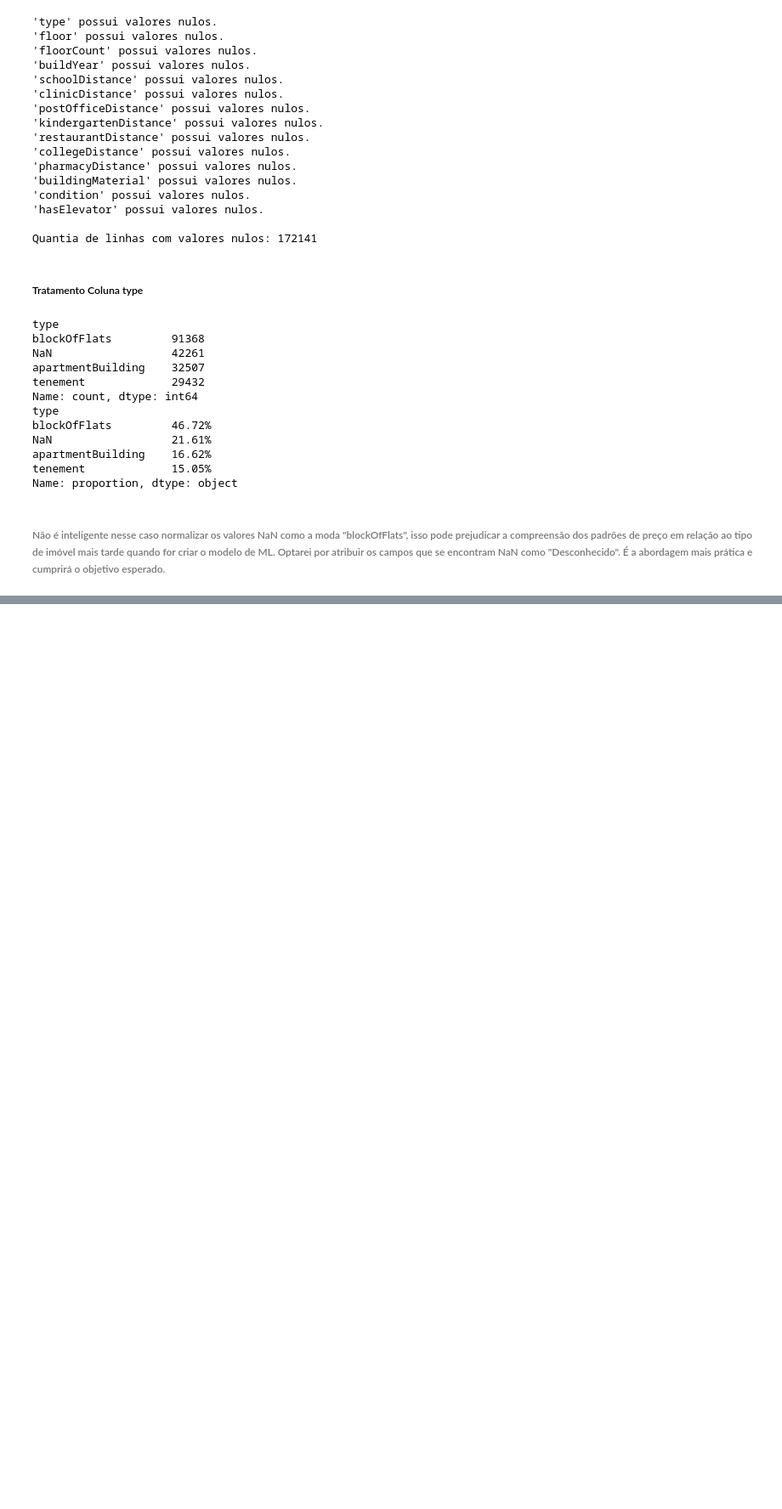
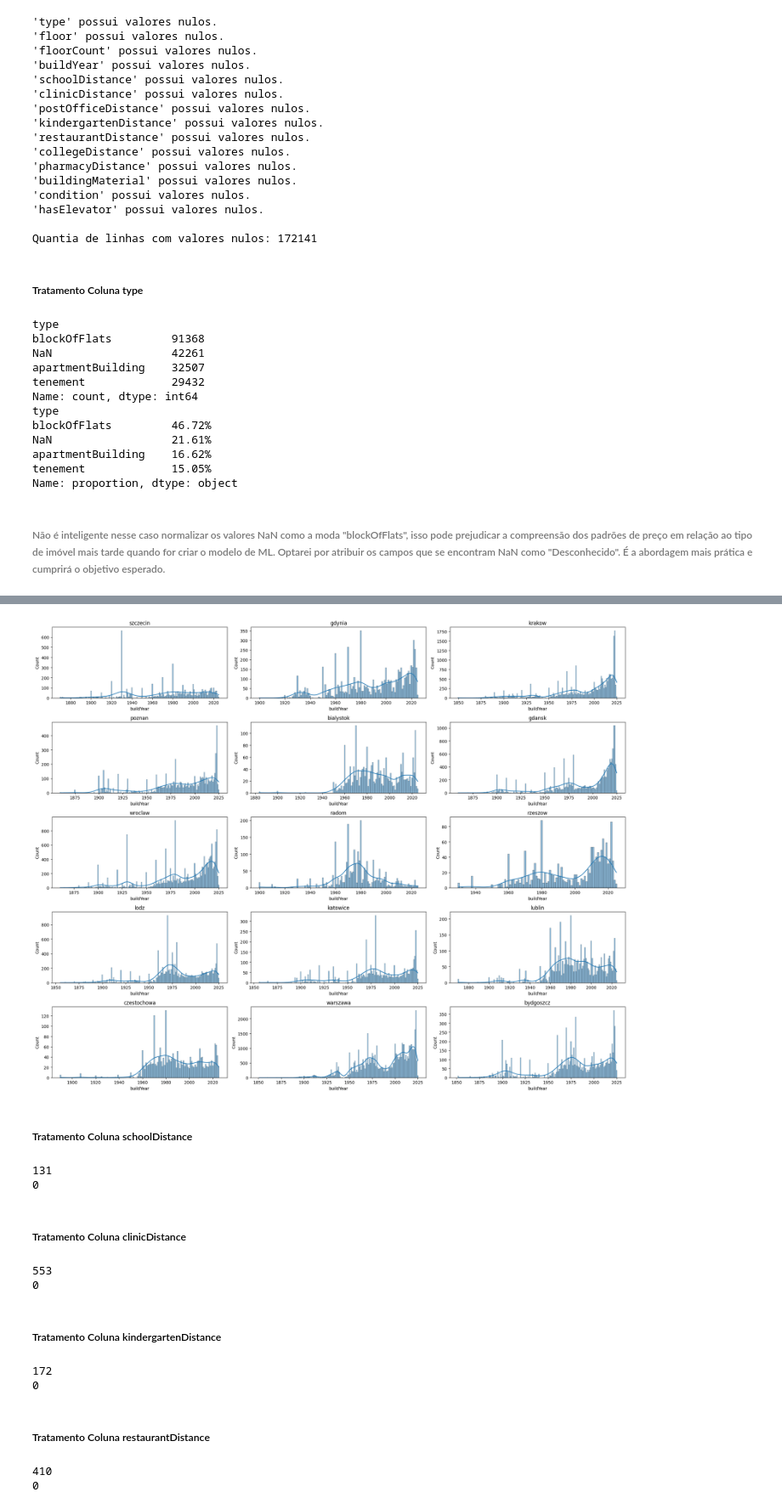
Before and after one commit to HeuerBcH/personal-project, a Jupyter notebook: dados_pipeline/data_cleaning.ipynb, the cells around one changed output, grey strips where cells are left out. Shown at 85% size. Cells and saved outputs as stored; diff of their text form; code cells hidden in the pictures; blank space fills up the shorter version.

```diff
--- a/dados_pipeline/data_cleaning.ipynb
+++ b/dados_pipeline/data_cleaning.ipynb
@@ -151,0 +304,64 @@ Name: proportion, dtype: float64
+# %%
+# Randomizando preenchimento de valores nulos da coluna "buildYear"
+
+np.random.seed(42)
+anos_random = np.random.randint(1960, 2026, size=df['buildYear'].isna().sum())
+df.loc[df['buildYear'].isna(), 'buildYear'] = anos_random
+# %%
+# USANDO MESMA GERAÇÃO DE GRAFICOS PARA CADA CIDADE APÓS O PREENCHIMENTO ALEATÓRIO
+
+cidades = df["city"].unique()
+fig, axes = plt.subplots(5, 3, figsize=(20, 16))
+axes = axes.flatten()
+
+for i, city in enumerate(cidades[:15]):
+    sns.histplot(df[df["city"] == city]["buildYear"], bins='auto', discrete=True, kde=True, ax=axes[i])
+    axes[i].set_title(city)
+
+plt.tight_layout()
+plt.show()
+
+# Gostei dos resultados... Foram bem melhores do que quando tentei preencher com a mediana, que acabou criando um pico muito grande no gráfico.
+# O preenchimento aleatório deixou a distribuição mais natural, sem criar picos artificiais.
+# %% [output]
+[figure, added]
+# %% [markdown]
+##### Tratamento Coluna schoolDistance
+# %%
+print(df["schoolDistance"].isnull().sum())
+
+df.fillna({"schoolDistance": df["schoolDistance"].median()}, inplace=True)
+print(df["schoolDistance"].isnull().sum())
+# %% [output]
+131
+0
+# %% [markdown]
+##### Tratamento Coluna clinicDistance
+# %%
+print(df["clinicDistance"].isnull().sum())
+
+df.fillna({"clinicDistance": df["clinicDistance"].median()}, inplace=True)
+print(df["clinicDistance"].isnull().sum())
+# %% [output]
+553
+0
+# %% [markdown]
+##### Tratamento Coluna kindergartenDistance
+# %%
+print(df["kindergartenDistance"].isnull().sum())
+
+df.fillna({"kindergartenDistance": df["kindergartenDistance"].median()}, inplace=True)
+print(df["kindergartenDistance"].isnull().sum())
+# %% [output]
+172
+0
+# %% [markdown]
+##### Tratamento Coluna restaurantDistance
+# %%
+print(df["restaurantDistance"].isnull().sum())
+
+df.fillna({"restaurantDistance": df["restaurantDistance"].median()}, inplace=True)
+print(df["restaurantDistance"].isnull().sum())
+# %% [output]
+410
+0
```
Also changed, not shown: parts of 23 cells of this notebook.
